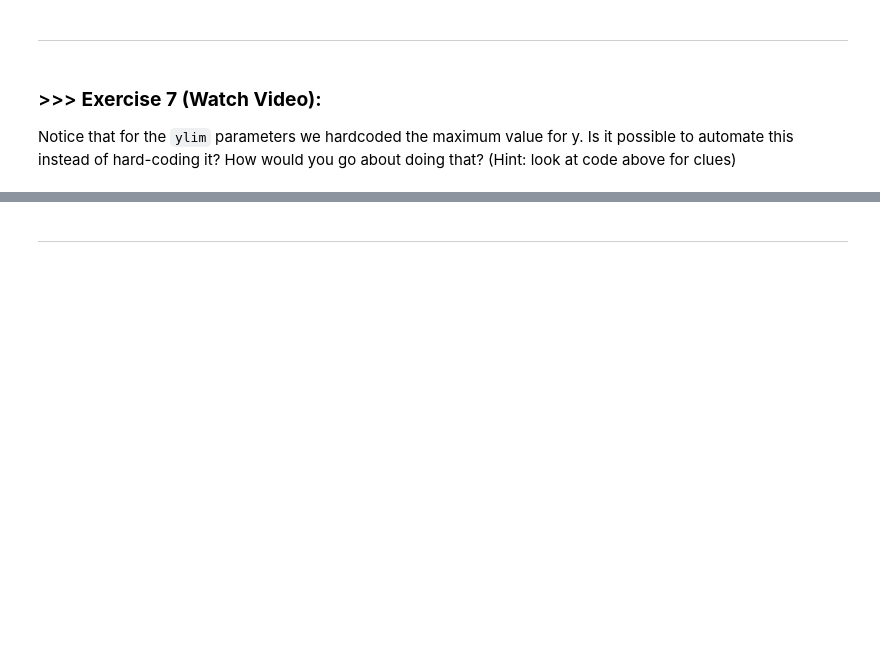
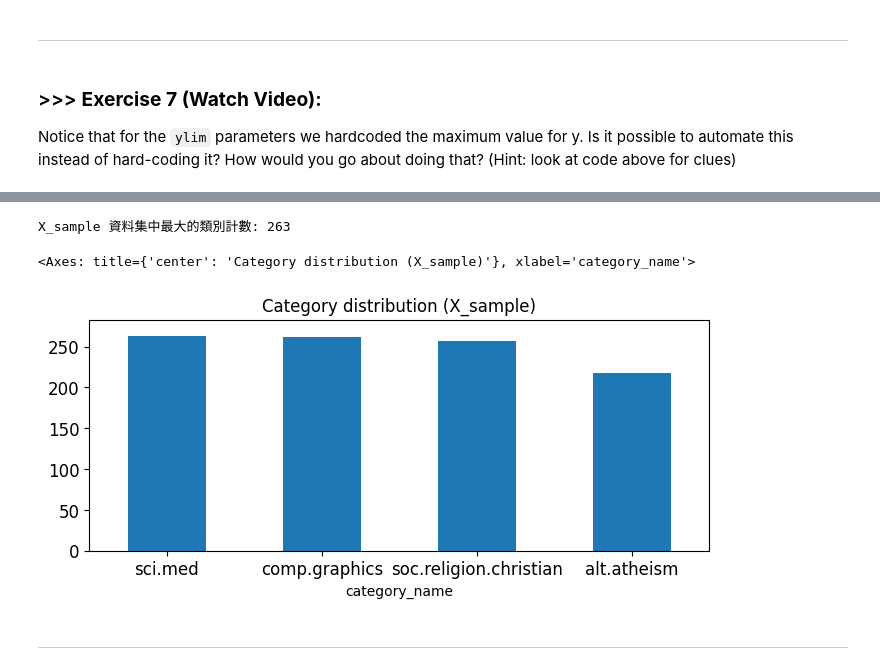
Before and after one commit to Hsun1128/DM2025-Lab1-Exercise, a Jupyter notebook: DM2025-Lab1-Master.ipynb, the cells around one changed output, grey strips where cells are left out. Saved outputs shown, nothing was run; the diff lists cells and outputs as text; code cells hidden in the pictures; blank space fills up the shorter version.

```diff
--- a/DM2025-Lab1-Master.ipynb
+++ b/DM2025-Lab1-Master.ipynb
@@ -724,3 +951,17 @@ Notice that for the `ylim` parameters we hardcoded the maximum value for y. Is i
+# %%
+# 對於 X_sample 資料集
+X_sample_max_count = X_sample.category_name.value_counts().max()
+print(f"X_sample 資料集中最大的類別計數: {X_sample_max_count}")
+
+# X_sample 資料集的圖表
+X_sample.category_name.value_counts().plot(kind = 'bar',
+                                           title = 'Category distribution (X_sample)',
+                                           ylim = [0, X_sample_max_count + 20],  # 加一些緩衝空間
+                                           rot = 0, fontsize = 12, figsize = (8,3))
+# %% [output]
+X_sample 資料集中最大的類別計數: 263
+<Axes: title={'center': 'Category distribution (X_sample)'}, xlabel='category_name'>
+[figure, added]
 # %% [markdown]
 ---
 # %% [markdown]
```
Also changed, not shown: parts of 40 cells of this notebook.
